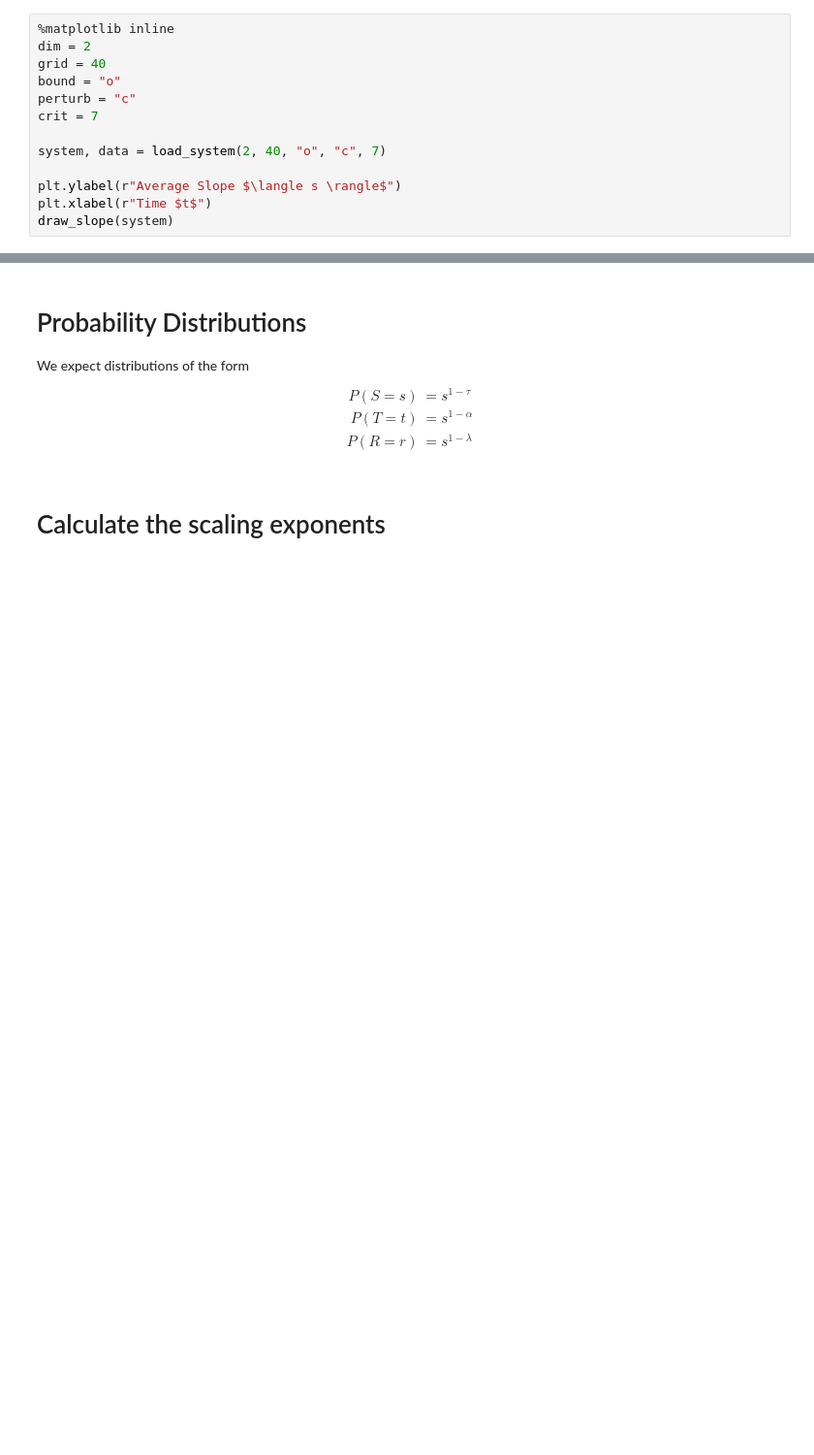
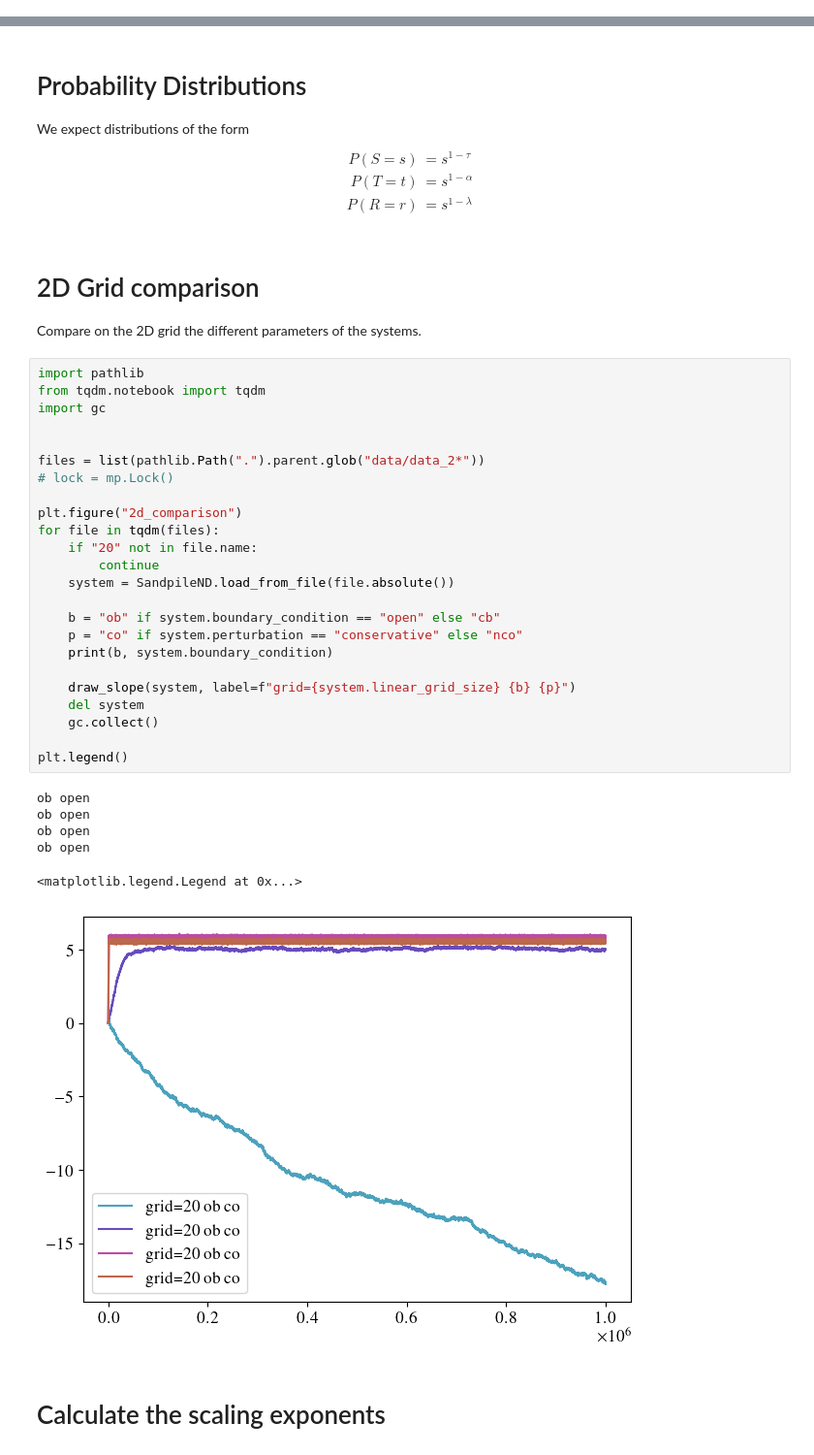
Before and after one commit to GabrielRemi/Sandpile, a Jupyter notebook: Code/analysis.ipynb, the cells around one changed output, grey strips where cells are left out. Shown at 97% size. Drawn from its saved outputs; the diff is of its cells as text; blank space fills up the shorter version.

```diff
--- a/Code/analysis.ipynb
+++ b/Code/analysis.ipynb
@@ -17,13 +0,0 @@ from analysis import *
-# %%
-%matplotlib inline
-dim = 2
-grid = 40
-bound = "o"
-perturb = "c"
-crit = 7
-
-system, data = load_system(2, 40, "o", "c", 7)
-
-plt.ylabel(r"Average Slope $\langle s \rangle$")
-plt.xlabel(r"Time $t$")
-draw_slope(system)
@@ -40,6 +15,40 @@ $$
     P(R = r) &= s^{1-\lambda}
 \end{aligned}
 $$
+# %% [markdown]
+# 2D Grid comparison
+Compare on the 2D grid the different parameters of the systems.
+# %%
+import pathlib
+from tqdm.notebook import tqdm
+import gc
+
+
+files = list(pathlib.Path(".").parent.glob("data/data_2*"))
+# lock = mp.Lock()
+
+plt.figure("2d_comparison")
+for file in tqdm(files):
+    if "20" not in file.name:
+        continue
+    system = SandpileND.load_from_file(file.absolute())
+
+    b = "ob" if system.boundary_condition == "open" else "cb"
+    p = "co" if system.perturbation == "conservative" else "nco"
+    print(b, system.boundary_condition)
+
+    draw_slope(system, label=f"grid={system.linear_grid_size} {b} {p}")
+    del system
+    gc.collect()
+
+plt.legend()
+# %% [output]
+ob open
+ob open
+ob open
+ob open
+<matplotlib.legend.Legend at 0x...>
+[figure, added]
 # %% [markdown]
 
 # Calculate the scaling exponents
```
Also changed, not shown: parts of 7 cells of this notebook, 1 other file.
